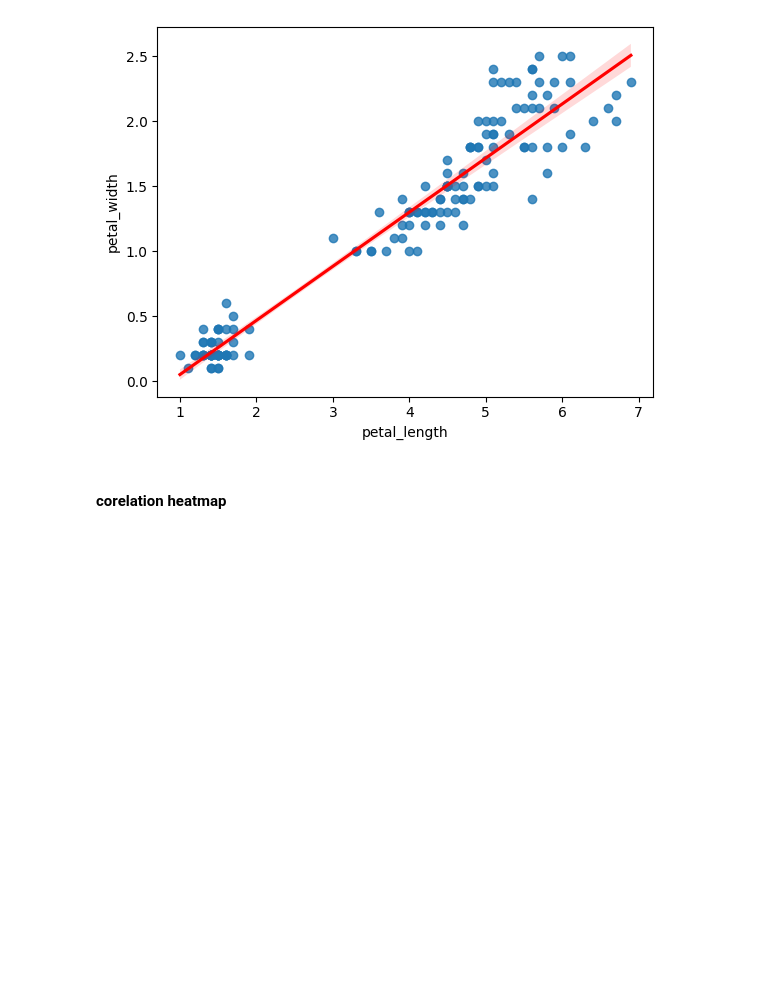
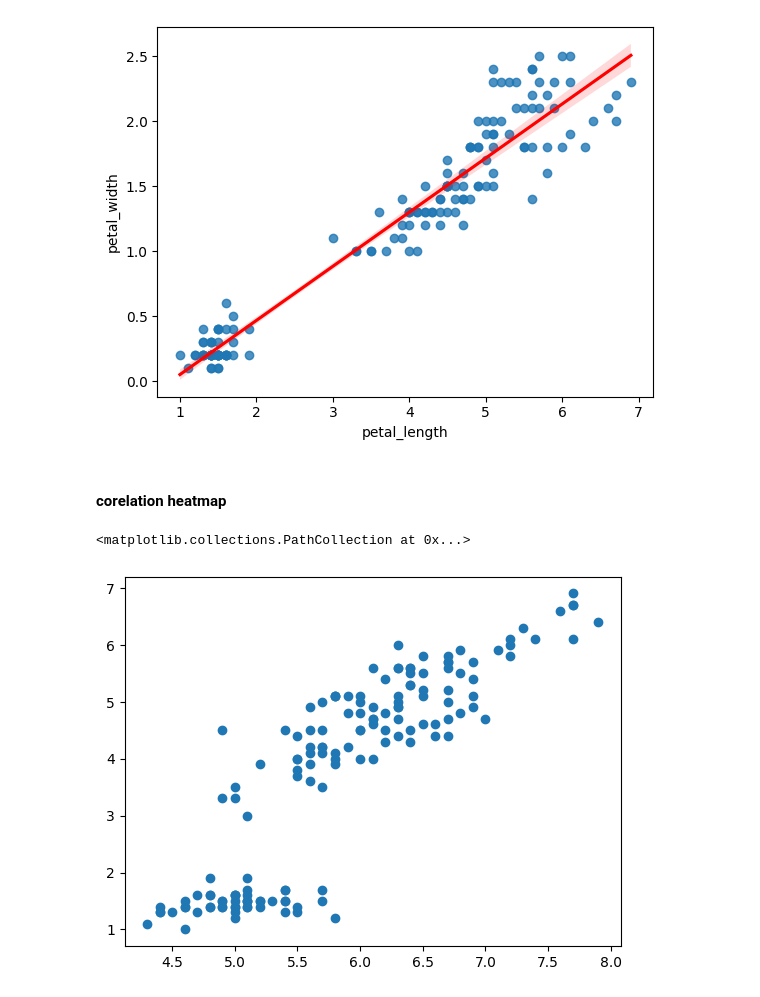
Before and after one commit to arvindravan/python_dsml, a Jupyter notebook: Complete EDA/Exploratory_Data_Analysis.ipynb, the cells around one changed output. Cells and saved outputs as stored; diff of their text form; code cells hidden in the pictures; blank space fills up the shorter version.

```diff
--- a/Complete EDA/Exploratory_Data_Analysis.ipynb
+++ b/Complete EDA/Exploratory_Data_Analysis.ipynb
@@ -208,3 +208,8 @@ sb.regplot(data=df,x="petal_length",y="petal_width",line_kws={'color':'red'})
 [figure]
 # %% [markdown]
 #### corelation heatmap
+# %%
+plt.scatter(df["sepal_length"],df["petal_length"])
+# %% [output]
+<matplotlib.collections.PathCollection at 0x...>
+[figure, added]
```
Also changed, not shown: parts of 16 cells of this notebook, 1 other file.
